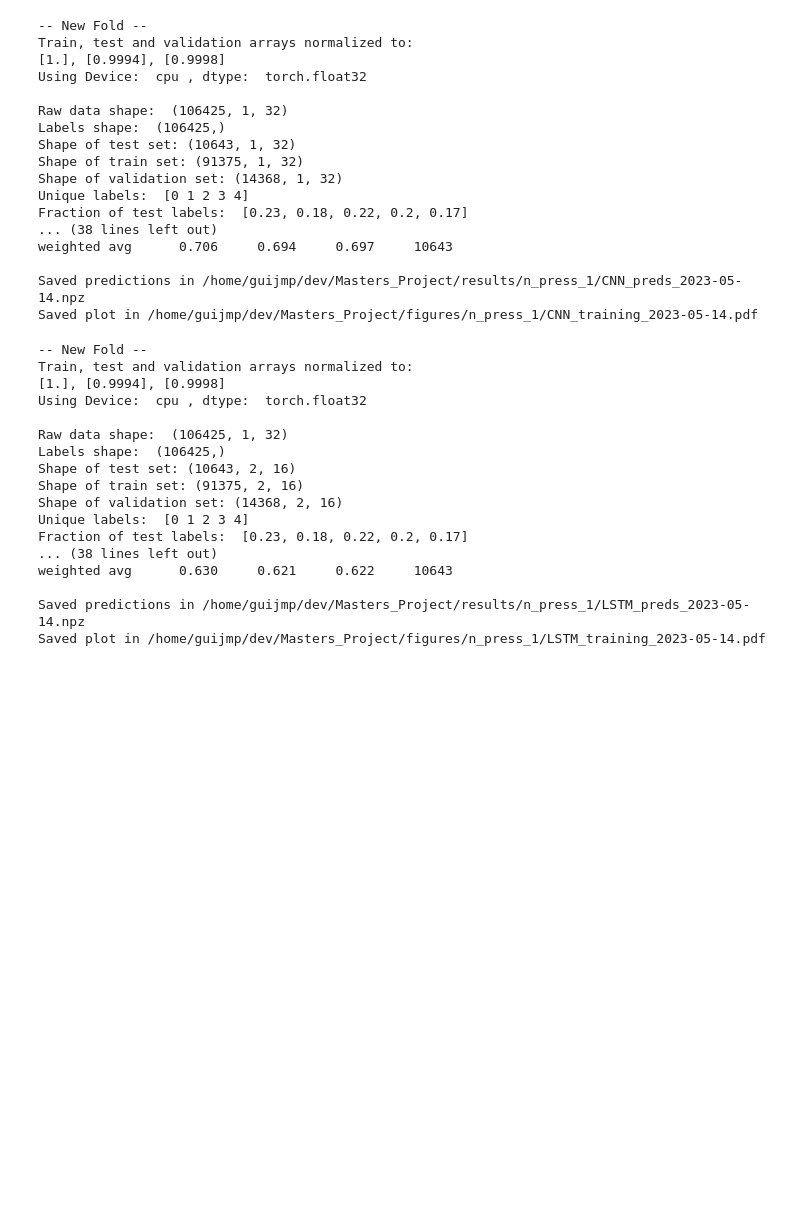
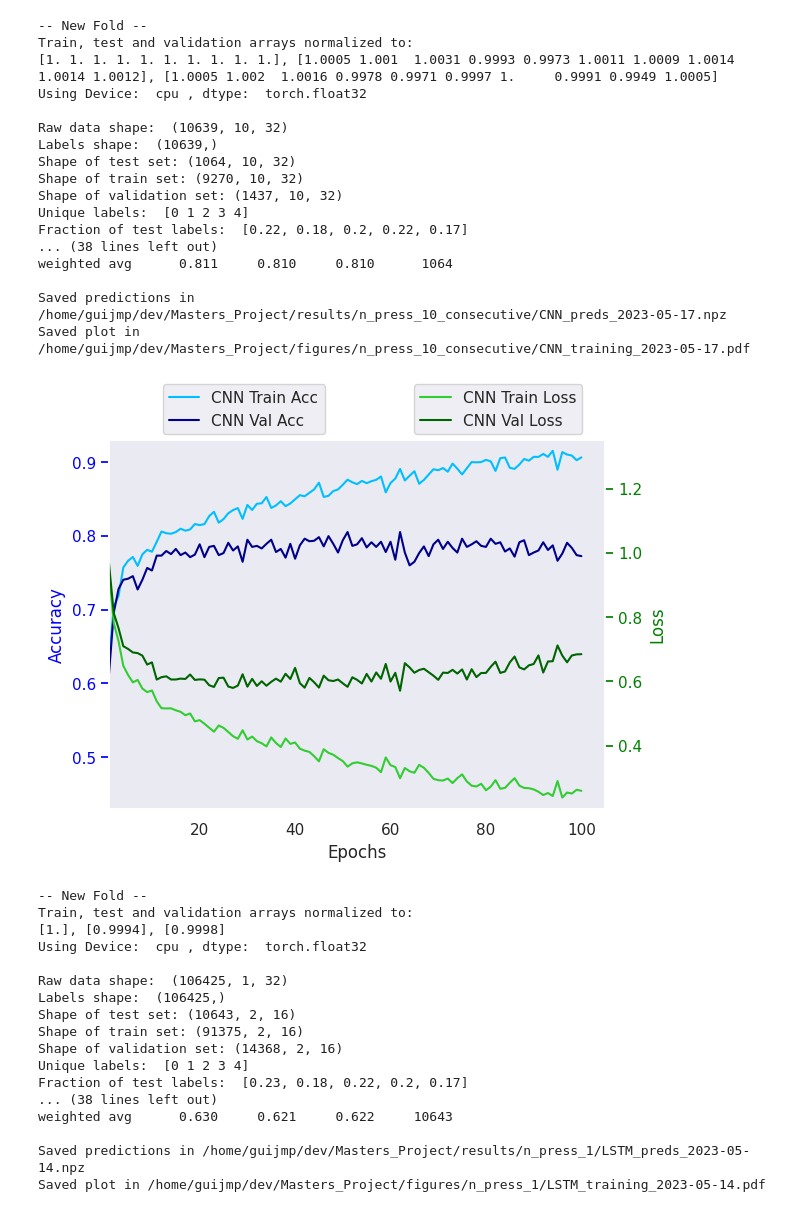
Before and after one commit to GuiMacielPereira/sensor_ML, a Jupyter notebook: notebooks/02_networks.sync.ipynb, the cells around one changed output. Cells and saved outputs as stored; diff of their text form; code cells hidden in the pictures; blank space fills up the shorter version.

```diff
--- a/notebooks/02_networks.sync.ipynb
+++ b/notebooks/02_networks.sync.ipynb
@@ -11,25 +11,26 @@ from peratouch.config import path_five_users_main, path_five_users_first
 # %%
 from peratouch.networks import CNN
 Xraw, yraw = load_data(path_five_users_main)
-_ = run_network(CNN, Xraw, yraw, n_ch=1, n_epochs=100, n_folds=10, n_runs=1, plots=False, n_batches=15, random_resampling=False)
+_ = run_network(CNN, Xraw, yraw, n_ch=10, n_epochs=100, n_folds=10, n_runs=1, plots=False, n_batches=15, random_resampling=False)
 # %% [output]
 -- New Fold --
 Train, test and validation arrays normalized to:
-[1.], [0.9994], [0.9998]
+[1. 1. 1. 1. 1. 1. 1. 1. 1. 1.], [1.0005 1.001  1.0031 0.9993 0.9973 1.0011 1.0009 1.0014 1.0014 1.0012], [1.0005 1.002  1.0016 0.9978 0.9971 0.9997 1.     0.9991 0.9949 1.0005]
 Using Device:  cpu , dtype:  torch.float32
 
-Raw data shape:  (106425, 1, 32)
-Labels shape:  (106425,)
-Shape of test set: (10643, 1, 32)
-Shape of train set: (91375, 1, 32)
-Shape of validation set: (14368, 1, 32)
+Raw data shape:  (10639, 10, 32)
+Labels shape:  (10639,)
+Shape of test set: (1064, 10, 32)
+Shape of train set: (9270, 10, 32)
+Shape of validation set: (1437, 10, 32)
 Unique labels:  [0 1 2 3 4]
-Fraction of test labels:  [0.23, 0.18, 0.22, 0.2, 0.17]
+Fraction of test labels:  [0.22, 0.18, 0.2, 0.22, 0.17]
 ... (38 lines left out)
-weighted avg      0.706     0.694     0.697     10643
+weighted avg      0.811     0.810     0.810      1064
 
-Saved predictions in /home/guijmp/dev/Masters_Project/results/n_press_1/CNN_preds_2023-05-14.npz
-Saved plot in /home/guijmp/dev/Masters_Project/figures/n_press_1/CNN_training_2023-05-14.pdf
+Saved predictions in /home/guijmp/dev/Masters_Project/results/n_press_10_consecutive/CNN_preds_2023-05-17.npz
+Saved plot in /home/guijmp/dev/Masters_Project/figures/n_press_10_consecutive/CNN_training_2023-05-17.pdf
+[figure, added]
 # %%
 from peratouch.networks import LSTM
 Xraw, yraw = load_data(path_five_users_main)
```
Also changed, not shown: 8 other files.
